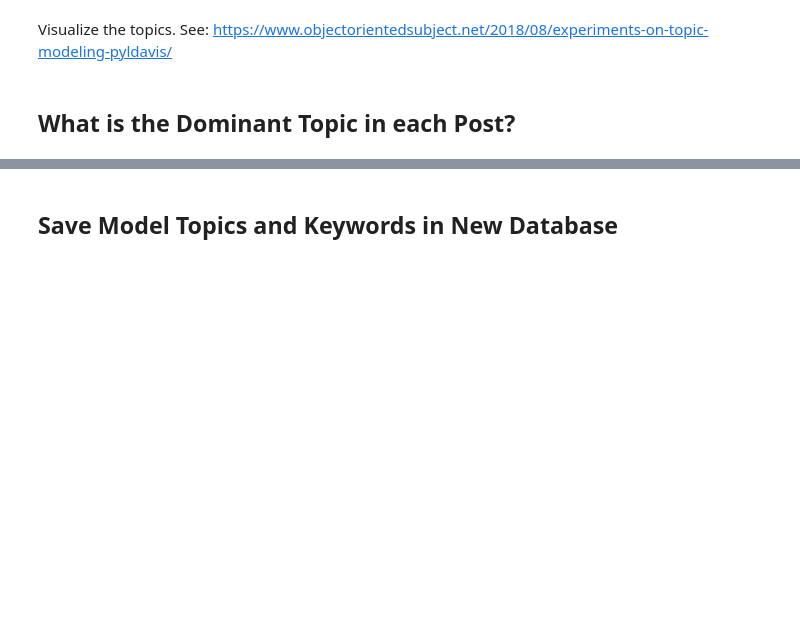
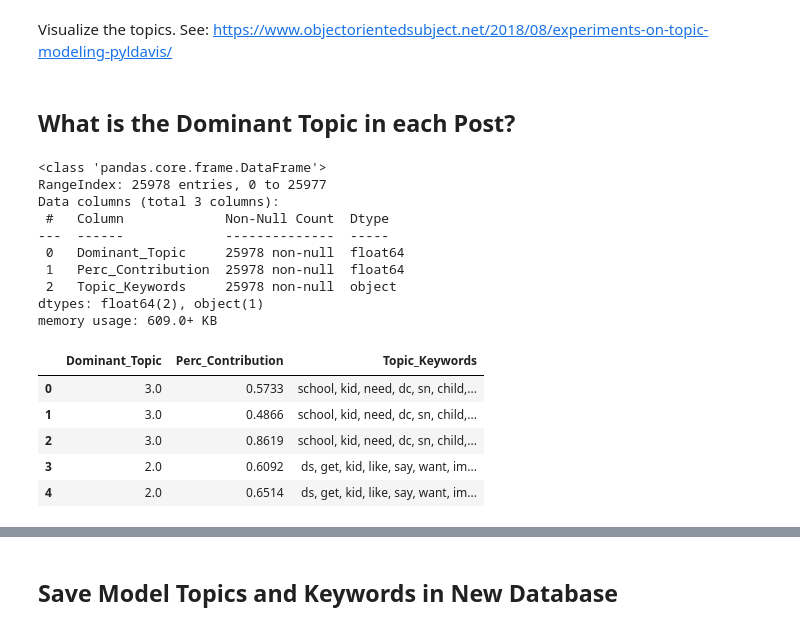
Before and after one commit to mwhuhn/forum-sentiment-old, a Jupyter notebook: 3.1-Topic_Models-Generate_Models.ipynb, the cells around one changed output, grey strips where cells are left out. Drawn from its saved outputs; the diff is of its cells as text; code cells hidden in the pictures; blank space fills up the shorter version.

```diff
--- a/3.1-Topic_Models-Generate_Models.ipynb
+++ b/3.1-Topic_Models-Generate_Models.ipynb
@@ -88,2 +99,4 @@ dictionary = corpora.Dictionary.load(path_dictionary_gensim.format('special-need
+# %%
+lemmatized_text, corpus, dictionary = load_data('special-needs', 'parent')
 # %% [markdown]
 ### Perform LDA
@@ -90,0 +125,20 @@ Identify the model with the highest coherence
+# %%
+forum = 'special-needs'
+group = 'parent'
+search = 'grid'
+NUM_WORDS = 10
+n_iterations = 50
+w = 9 # 10 cores (1 main + 9 workers)
+a_list = [.1, .2, .3, .4, .5, .6, .7, .8, .9]
+b_list = [.1, .2, .3, .4, .5, .6, .7, .8, .9]
+for n_topics in range(3, 21):
+    for a in a_list:
+        for b in b_list:
+            print("topics: {}, alpha: {}, beta: {}".format(n_topics, a, b))
+            %time ldamodel = LdaMulticore(corpus, num_topics = n_topics, id2word=dictionary, passes=n_iterations, alpha=a, eta=b, workers=w)
+            topics = ldamodel.print_topics(num_words=NUM_WORDS)
+            perplexity = ldamodel.log_perplexity(corpus)
+            coherence_model = CoherenceModel(model=ldamodel, texts=lemmatized_text, dictionary=dictionary, coherence='c_v')
+            coherence = coherence_model.get_coherence()
+            for topic in topics:
+                write_a_b_t_tune(path_a_b_t_tune.format(forum, group, search), coherence, perplexity, n_topics, a, b, topic[0], topic[1])
@@ -90,0 +163,15 @@ Identify the model with the highest coherence
+# %%
+w = 9
+n_topics = 7
+a = 0.4
+b = 0.9
+NUM_WORDS = 10
+n_iterations = 50
+ldamodel = LdaMulticore(corpus, num_topics = n_topics, id2word=dictionary, passes=n_iterations, alpha=a, eta=b, workers=w)
+topics = ldamodel.print_topics(num_words=NUM_WORDS)
+coherence_model = CoherenceModel(model=ldamodel, texts=lemmatized_text, dictionary=dictionary, coherence='c_v')
+coherence = coherence_model.get_coherence()
+# %%
+print(coherence)
+for topic in topics:
+    print(topic)
@@ -213,6 +286,23 @@ pyLDAvis.display(pyLDAvis.gensim.prepare(lda_models["model_LDA_7"]["model"], cor
 # %% [markdown]
 ## What is the Dominant Topic in each Post?
 # %%
-df_topic_sents_keywords = format_topics_sentences(ldamodel=lda_models["model_LDA_7"]["model"], corpus=corpus)
+df_topic_sents_keywords = format_topics_sentences(ldamodel=ldamodel, corpus=corpus)
 df_topic_sents_keywords.info()
 df_topic_sents_keywords.head()
+# %% [output]
+<class 'pandas.core.frame.DataFrame'>
+RangeIndex: 25978 entries, 0 to 25977
+Data columns (total 3 columns):
+ #   Column             Non-Null Count  Dtype
+---  ------             --------------  -----
+ 0   Dominant_Topic     25978 non-null  float64
+ 1   Perc_Contribution  25978 non-null  float64
+ 2   Topic_Keywords     25978 non-null  object
+dtypes: float64(2), object(1)
+memory usage: 609.0+ KB
+|  | Dominant_Topic | Perc_Contribution | Topic_Keywords |
+| 0 | 3.0 | 0.5733 | school, kid, need, dc, sn, child,... |
+| 1 | 3.0 | 0.4866 | school, kid, need, dc, sn, child,... |
+| 2 | 3.0 | 0.8619 | school, kid, need, dc, sn, child,... |
+| 3 | 2.0 | 0.6092 | ds, get, kid, like, say, want, im... |
+| 4 | 2.0 | 0.6514 | ds, get, kid, like, say, want, im... |
```
Also changed, not shown: parts of 34 cells of this notebook, 8 other files.
